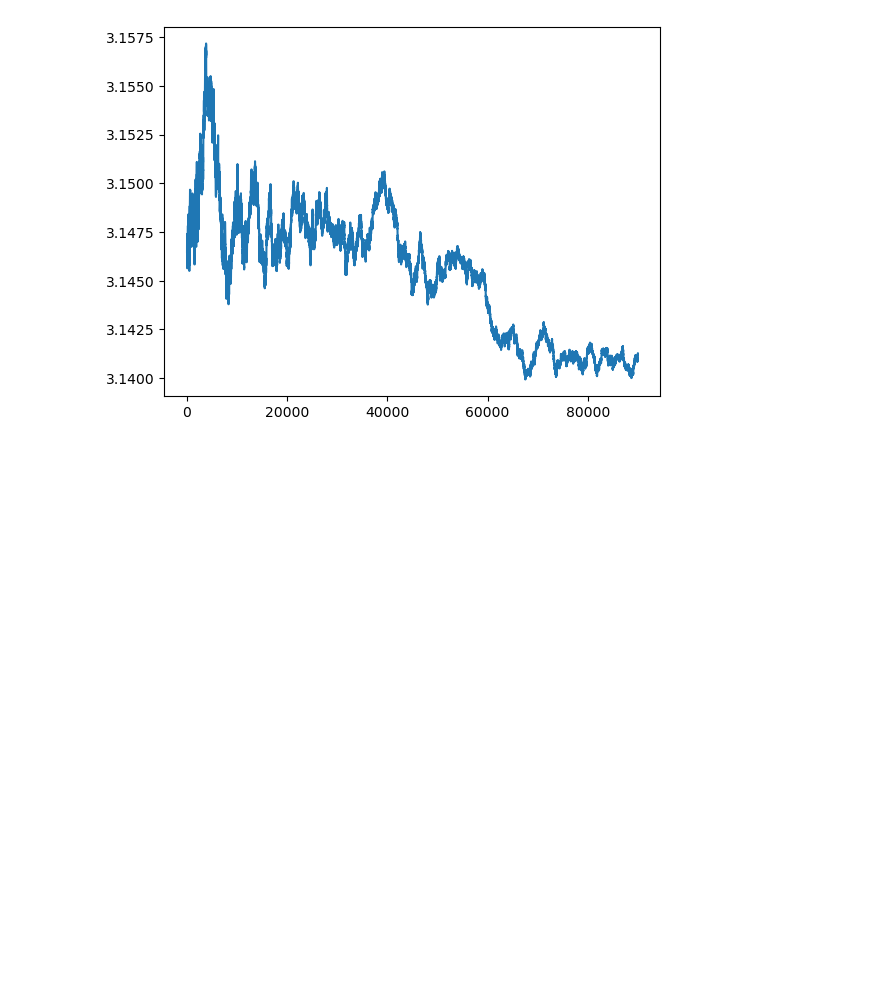
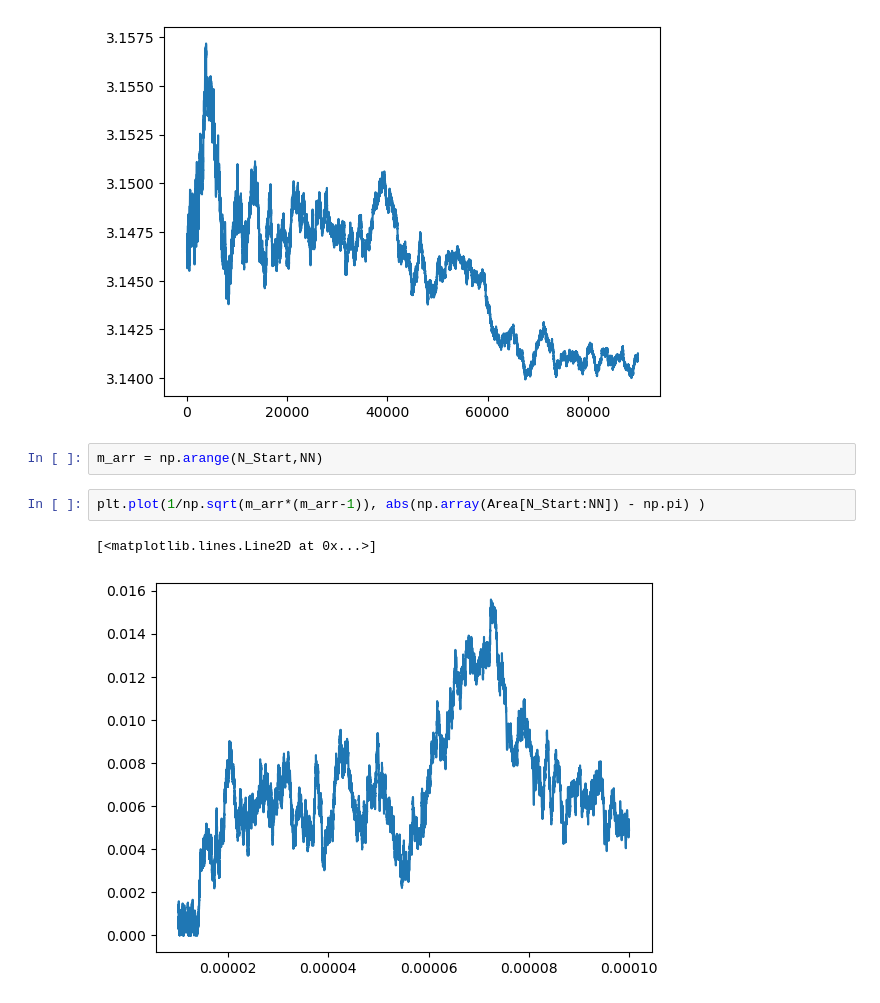
Before and after one commit to eustejl/Numerical_Methods_II, a Jupyter notebook: numii_01_hitormiss.ipynb, the cells around one changed output. Drawn from its saved outputs; the diff is of its cells as text; blank space fills up the shorter version.

```diff
--- a/numii_01_hitormiss.ipynb
+++ b/numii_01_hitormiss.ipynb
@@ -152,3 +152,10 @@ Value obtained: 3.1412
 Error versus expected value: -0.0003926535897931238
 [<matplotlib.lines.Line2D at 0x...>]
 [figure]
+# %%
+m_arr = np.arange(N_Start,NN)
+# %%
+plt.plot(1/np.sqrt(m_arr*(m_arr-1)), abs(np.array(Area[N_Start:NN]) - np.pi) )
+# %% [output]
+[<matplotlib.lines.Line2D at 0x...>]
+[figure, added]
```
Also changed, not shown: parts of 3 cells of this notebook.
